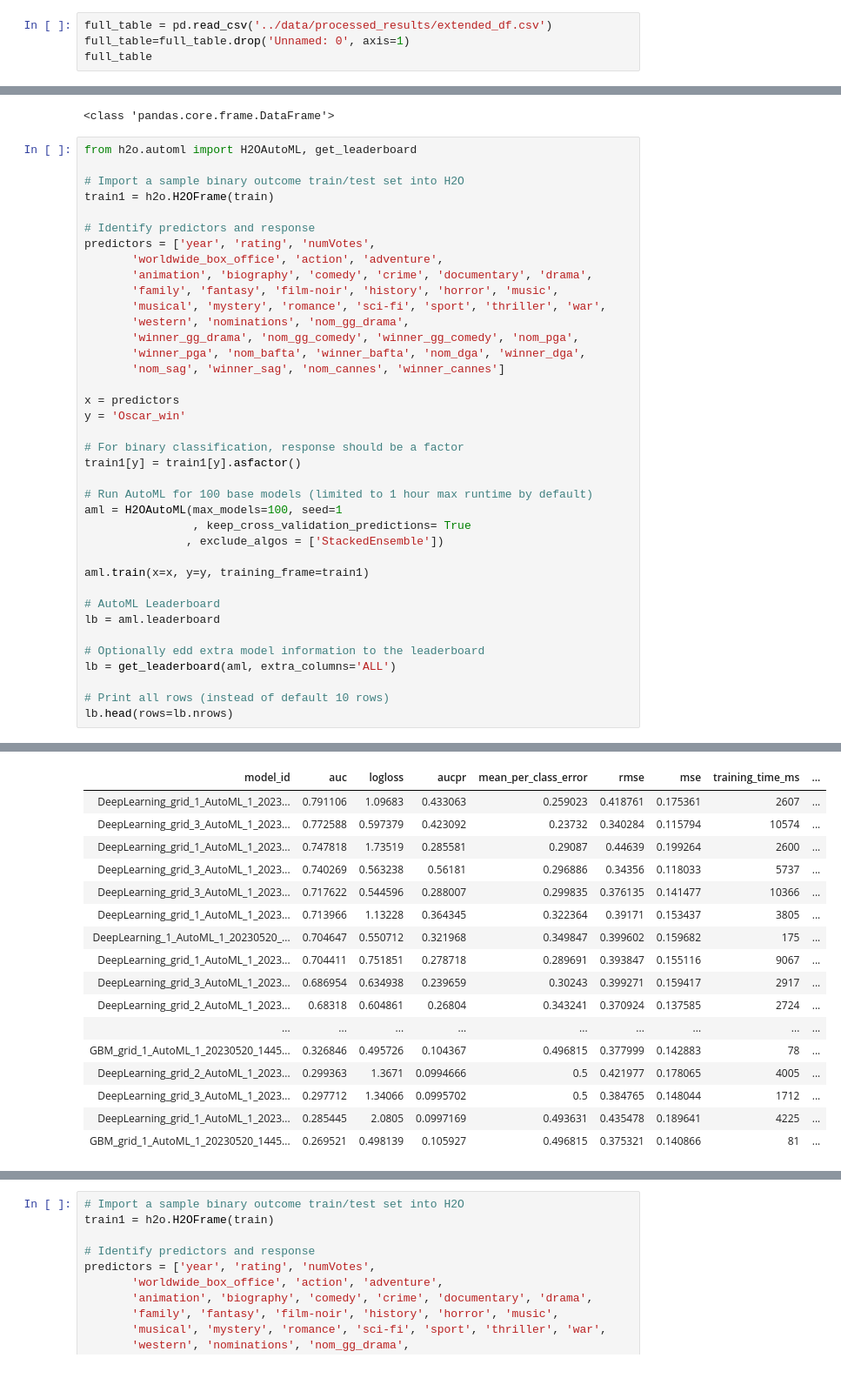
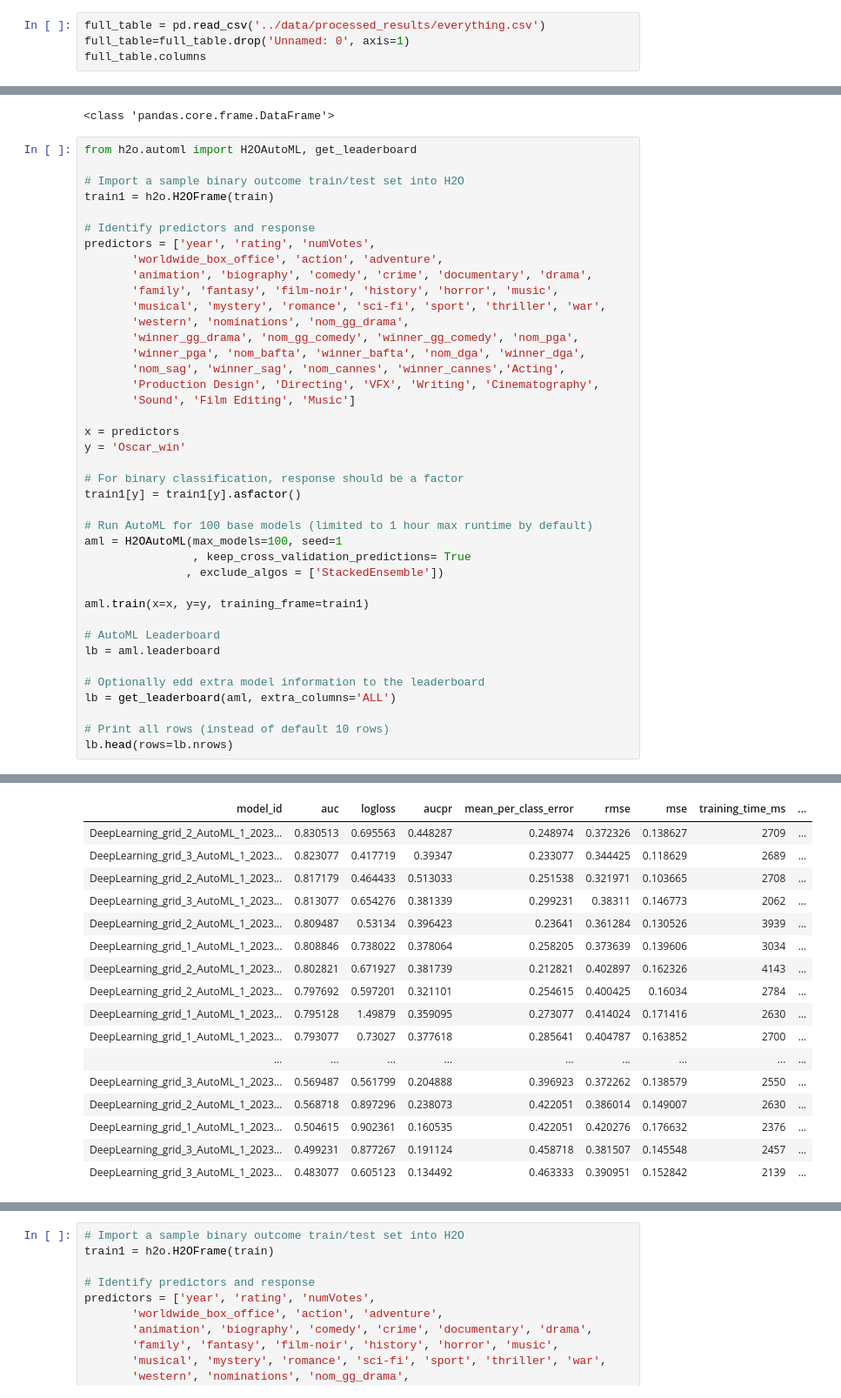
Before and after one commit to Aleksandra-dot/oscar_predictions, a Jupyter notebook: additional_data/ml.ipynb, the cells around one changed output, grey strips where cells are left out. Shown at 87% size. Cells and saved outputs as stored; diff of their text form.

Commit message:
run ml with added columns for nominations

```diff
--- a/additional_data/ml.ipynb
+++ b/additional_data/ml.ipynb
@@ -11,7 +26,7 @@ from h2o.estimators import H2OXGBoostEstimator
 # %% [markdown]
 # Machine Learning - Using h2o Auto ML
 # %%
-full_table = pd.read_csv('../data/processed_results/extended_df.csv')
+full_table = pd.read_csv('../data/processed_results/everything.csv')
 full_table=full_table.drop('Unnamed: 0', axis=1)
-full_table
+full_table.columns
 # %% [output]
@@ -108,7 +124,9 @@ predictors = ['year', 'rating', 'numVotes',
        'western', 'nominations', 'nom_gg_drama',
        'winner_gg_drama', 'nom_gg_comedy', 'winner_gg_comedy', 'nom_pga',
        'winner_pga', 'nom_bafta', 'winner_bafta', 'nom_dga', 'winner_dga',
-       'nom_sag', 'winner_sag', 'nom_cannes', 'winner_cannes']
+       'nom_sag', 'winner_sag', 'nom_cannes', 'winner_cannes','Acting',
+       'Production Design', 'Directing', 'VFX', 'Writing', 'Cinematography',
+       'Sound', 'Film Editing', 'Music']
 
 x = predictors
 y = 'Oscar_win'
@@ -152,20 +170,20 @@ AutoML progress: |
 | model_id | auc | logloss | aucpr | mean_per_class_error | rmse | mse | training_time_ms | ... |
-| DeepLearning_grid_1_AutoML_1_2023... | 0.791106 | 1.09683 | 0.433063 | 0.259023 | 0.418761 | 0.175361 | 2607 | ... |
-| DeepLearning_grid_3_AutoML_1_2023... | 0.772588 | 0.597379 | 0.423092 | 0.23732 | 0.340284 | 0.115794 | 10574 | ... |
-| DeepLearning_grid_1_AutoML_1_2023... | 0.747818 | 1.73519 | 0.285581 | 0.29087 | 0.44639 | 0.199264 | 2600 | ... |
-| DeepLearning_grid_3_AutoML_1_2023... | 0.740269 | 0.563238 | 0.56181 | 0.296886 | 0.34356 | 0.118033 | 5737 | ... |
-| DeepLearning_grid_3_AutoML_1_2023... | 0.717622 | 0.544596 | 0.288007 | 0.299835 | 0.376135 | 0.141477 | 10366 | ... |
-| DeepLearning_grid_1_AutoML_1_2023... | 0.713966 | 1.13228 | 0.364345 | 0.322364 | 0.39171 | 0.153437 | 3805 | ... |
-| DeepLearning_1_AutoML_1_20230520_... | 0.704647 | 0.550712 | 0.321968 | 0.349847 | 0.399602 | 0.159682 | 175 | ... |
-| DeepLearning_grid_1_AutoML_1_2023... | 0.704411 | 0.751851 | 0.278718 | 0.289691 | 0.393847 | 0.155116 | 9067 | ... |
-| DeepLearning_grid_3_AutoML_1_2023... | 0.686954 | 0.634938 | 0.239659 | 0.30243 | 0.399271 | 0.159417 | 2917 | ... |
-| DeepLearning_grid_2_AutoML_1_2023... | 0.68318 | 0.604861 | 0.26804 | 0.343241 | 0.370924 | 0.137585 | 2724 | ... |
+| DeepLearning_grid_2_AutoML_1_2023... | 0.830513 | 0.695563 | 0.448287 | 0.248974 | 0.372326 | 0.138627 | 2709 | ... |
+| DeepLearning_grid_3_AutoML_1_2023... | 0.823077 | 0.417719 | 0.39347 | 0.233077 | 0.344425 | 0.118629 | 2689 | ... |
+| DeepLearning_grid_2_AutoML_1_2023... | 0.817179 | 0.464433 | 0.513033 | 0.251538 | 0.321971 | 0.103665 | 2708 | ... |
+| DeepLearning_grid_3_AutoML_1_2023... | 0.813077 | 0.654276 | 0.381339 | 0.299231 | 0.38311 | 0.146773 | 2062 | ... |
+| DeepLearning_grid_2_AutoML_1_2023... | 0.809487 | 0.53134 | 0.396423 | 0.23641 | 0.361284 | 0.130526 | 3939 | ... |
+| DeepLearning_grid_1_AutoML_1_2023... | 0.808846 | 0.738022 | 0.378064 | 0.258205 | 0.373639 | 0.139606 | 3034 | ... |
+| DeepLearning_grid_2_AutoML_1_2023... | 0.802821 | 0.671927 | 0.381739 | 0.212821 | 0.402897 | 0.162326 | 4143 | ... |
+| DeepLearning_grid_2_AutoML_1_2023... | 0.797692 | 0.597201 | 0.321101 | 0.254615 | 0.400425 | 0.16034 | 2784 | ... |
+| DeepLearning_grid_1_AutoML_1_2023... | 0.795128 | 1.49879 | 0.359095 | 0.273077 | 0.414024 | 0.171416 | 2630 | ... |
+| DeepLearning_grid_1_AutoML_1_2023... | 0.793077 | 0.73027 | 0.377618 | 0.285641 | 0.404787 | 0.163852 | 2700 | ... |
 | ... | ... | ... | ... | ... | ... | ... | ... | ... |
-| GBM_grid_1_AutoML_1_20230520_1445... | 0.326846 | 0.495726 | 0.104367 | 0.496815 | 0.377999 | 0.142883 | 78 | ... |
-| DeepLearning_grid_2_AutoML_1_2023... | 0.299363 | 1.3671 | 0.0994666 | 0.5 | 0.421977 | 0.178065 | 4005 | ... |
-| DeepLearning_grid_3_AutoML_1_2023... | 0.297712 | 1.34066 | 0.0995702 | 0.5 | 0.384765 | 0.148044 | 1712 | ... |
-| DeepLearning_grid_1_AutoML_1_2023... | 0.285445 | 2.0805 | 0.0997169 | 0.493631 | 0.435478 | 0.189641 | 4225 | ... |
-| GBM_grid_1_AutoML_1_20230520_1445... | 0.269521 | 0.498139 | 0.105927 | 0.496815 | 0.375321 | 0.140866 | 81 | ... |
+| DeepLearning_grid_3_AutoML_1_2023... | 0.569487 | 0.561799 | 0.204888 | 0.396923 | 0.372262 | 0.138579 | 2550 | ... |
+| DeepLearning_grid_2_AutoML_1_2023... | 0.568718 | 0.897296 | 0.238073 | 0.422051 | 0.386014 | 0.149007 | 2630 | ... |
+| DeepLearning_grid_1_AutoML_1_2023... | 0.504615 | 0.902361 | 0.160535 | 0.422051 | 0.420276 | 0.176632 | 2376 | ... |
+| DeepLearning_grid_3_AutoML_1_2023... | 0.499231 | 0.877267 | 0.191124 | 0.458718 | 0.381507 | 0.145548 | 2457 | ... |
+| DeepLearning_grid_3_AutoML_1_2023... | 0.483077 | 0.605123 | 0.134492 | 0.463333 | 0.390951 | 0.152842 | 2139 | ... |
 [93 rows x 10 columns]
 # %%
 # Import a sample binary outcome train/test set into H2O
```
Also changed, not shown: parts of 7 cells of this notebook, 2 other files.
